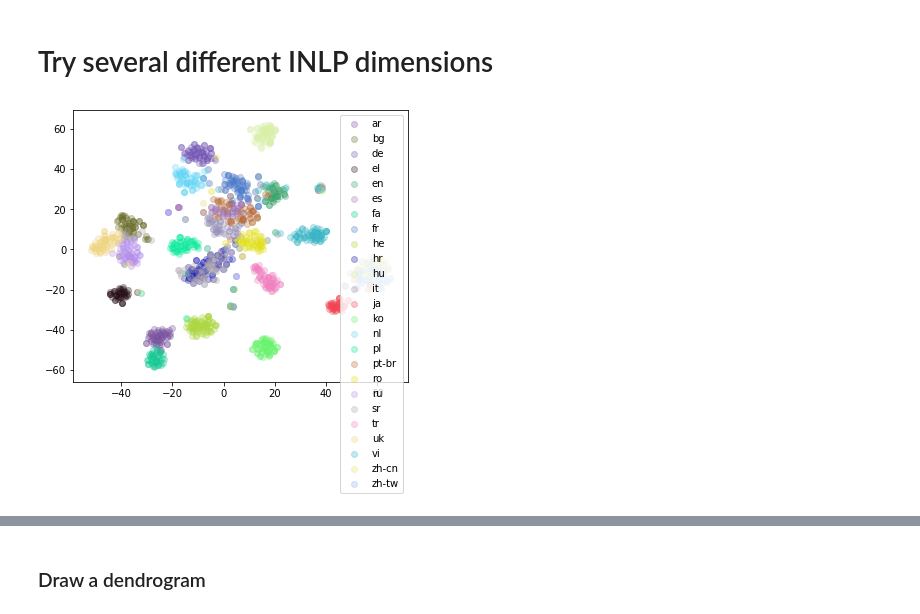
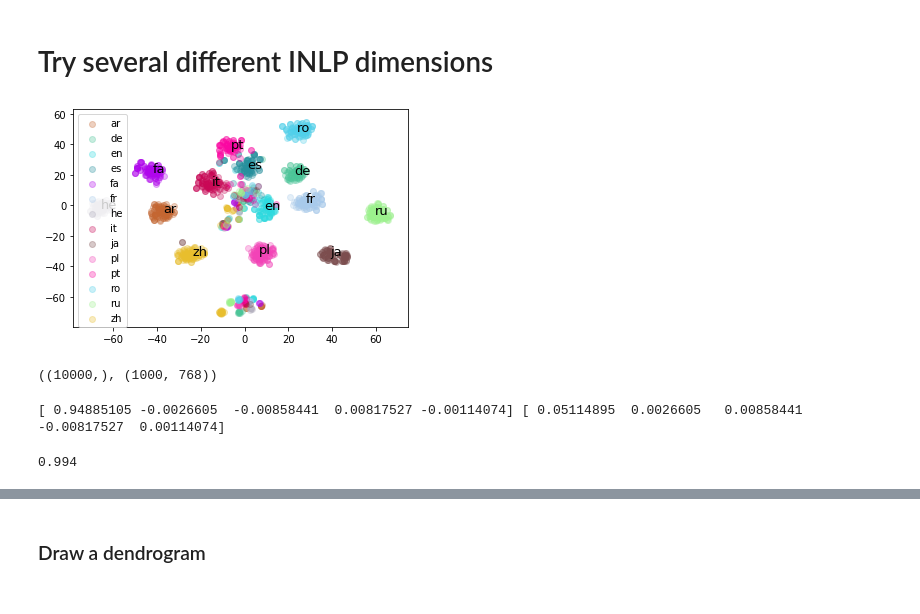
Before and after one commit to Shaul1321/multilingual-inlp, a Jupyter notebook: inlp-mbert-experiment.ipynb, the cells around one changed output, grey strips where cells are left out. Cells and saved outputs as stored; diff of their text form; code cells hidden in the pictures.

```diff
--- a/inlp-mbert-experiment.ipynb
+++ b/inlp-mbert-experiment.ipynb
@@ -270,9 +311,9 @@ with open("data_with_xlm_states.pickle", "wb") as f:
 # %%
-COLORS = [np.random.rand(1,3) for i in range(100)]
 
-def tsne(vecs, labels, title="", ind2label = None, words = None, metric = "l2", color_gradient = False):
+def tsne(vecs, labels, title="", ind2label = None, annotate = True, metric = "l2", color_gradient = False):
 
-  tsne = TSNE(n_components=2, random_state=0, metric = metric)
+
+  tsne = TSNE(n_components=2, random_state=1, metric = metric, perplexity = 32)
   vecs_2d = tsne.fit_transform(vecs)
   label_names = sorted(list(set(labels.tolist())))
   num_labels = len(label_names)
@@ -281,15 +322,23 @@ def tsne(vecs, labels, title="", ind2label = None, words = None, metric = "l2",
   #names = ["class {}".format(i) for i in range(num_labels)]
   names = sorted(set(labels.tolist()))
 
-  plt.figure(figsize=(6, 5))
-  colors = "red", "blue", "green", "orange", "black", "grey", "purple", "pink", "brown", "cyan", "magenta", "gold", "brown"
+  fig, ax = plt.subplots()
+
   for i, c, label in zip(sorted(set(labels.tolist())), COLORS, names):
         plt.scatter(vecs_2d[labels == label, 0], vecs_2d[labels == label, 1], c=c,
                     label=label if ind2label is None else ind2label[label], alpha = 0.3)
-  plt.legend()
+  #plt.legend(prop={'size': 9})
+  plt.title(title)
 
+  if annotate:
 
-  plt.title(title)
+      for i, label in enumerate(names):
+        relevant = vecs_2d[labels == label, :]
+        mean_x, mean_y = np.median(relevant, axis = 0)
+        ax.annotate(label, (mean_x, mean_y), fontsize = 18, weight = "bold")
+
+  plt.tight_layout()
+  plt.savefig("embeddings.nullspace.pdf", dpi = 400)
   plt.show()
 # %%
 random.shuffle(data_with_states)
@@ -356,13 +431,13 @@ print(model.score(concat_dev, y_dev))
 ## Siamese INLP
 # %%
 inlp_dataset = inlp_dataset_handler.SiameseDatasetHandler((x_train1, x_train2), y_train, (x_dev1, x_dev2), y_dev, dropout_rate = 0, Y_train_main = None, Y_dev_main = None, by_class = False, equal_chance_for_main_task_labels = False)
-params = {"num_iter": 20, "input_dim": 768, "hidden_dim": 25, "batch_size": 64, "verbose": False, "device": "cpu",
+params = {"num_iter": 20, "input_dim": 768, "hidden_dim": 16, "batch_size": 16, "verbose": False, "device": "cpu",
          "compare_by": "dot_product", "same_weights": True}
 inlp_model_handler = inlp_linear_model.SiameseLinearClassifier(model_params = params, concat_weights = False)
 # %% [markdown]
 ### Try several different INLP dimensions
 # %%
-for num_classifiers in [1]:
+for num_classifiers in [10]:
     P, rowspace_projections, Ws = inlp.run_INLP(num_classifiers = num_classifiers, input_dim = 768, is_autoregressive = True, min_accuracy = 0, dataset_handler = inlp_dataset, model = inlp_model_handler)
     P_rowspace = np.eye(P.shape[0]) - P
     tsne(P_rowspace.dot(vecs.T).T[:2000], labels_lang[:2000])
@@ -377,13 +453,17 @@ for num_classifiers in [1]:
 # %%
 inlp_dataset = inlp_dataset_handler.ClassificationDatasetHandler(x_train_cls, y_train_cls, x_dev_cls, y_dev_cls, dropout_rate = 0, Y_train_main = None, Y_dev_main = None, by_class = False, equal_chance_for_main_task_labels = False)
 #inlp_model_handler = inlp_linear_model.SKlearnClassifier(LinearSVC, {"dual": False, "max_iter": 5000})
-inlp_model_handler = inlp_linear_model.SKlearnClassifier(SGDClassifier, {"max_iter": 10000, "alpha": 0.0001, "n_iter_no_change": 10})
+inlp_model_handler = inlp_linear_model.SKlearnClassifier(SGDClassifier, {"loss": "hinge", "fit_intercept": False, "max_iter": 10000, "alpha": 0.05, "n_iter_no_change": 10})
 # %% [markdown]
 # Try several different INLP dimensions
 # %%
-for num_classifiers in [3]:
-    P, rowspace_projections, Ws = inlp.run_INLP(num_classifiers = num_classifiers, input_dim = 768, is_autoregressive = True, min_accuracy = 0, dataset_handler = inlp_dataset, model = inlp_model_handler)
+for num_classifiers in [5]:
+    P, rowspace_projections, Ws = inlp.run_INLP(num_classifiers = num_classifiers, input_dim = 1280, is_autoregressive = True, min_accuracy = 0, dataset_handler = inlp_dataset, model = inlp_model_handler)
     P_rowspace = np.eye(P.shape[0]) - P
-    tsne(P_rowspace.dot(vecs.T).T[:1500], labels_lang[:1500])
+    tsne(P_rowspace.dot(x_dev_cls.T).T[:1500], y_dev_cls[:1500])
 # %% [output]
-[figure, old version]
+[figure, new version]
+# %%
+labels_lang.shape, x_dev_cls.shape
+# %% [output]
+((10000,), (1000, 768))
@@ -390,3 +473,13 @@ for num_classifiers in [3]:
+# %%
+print(P[0][:5], P_rowspace[0][:5])
+# %% [output]
+[ 0.94885105 -0.0026605  -0.00858441  0.00817527 -0.00114074] [ 0.05114895  0.0026605   0.00858441 -0.00817527  0.00114074]
+# %%
+model = SGDClassifier(max_iter = 1000, alpha = 0.01)
+model.fit(P_rowspace.dot(x_train_cls.T).T, y_train_cls)
+print(model.score(P_rowspace.dot(x_dev_cls.T).T, y_dev_cls))
+# %% [output]
+0.994
 # %%
 concat = np.concatenate(Ws, axis = 0)
 P_rowspace_concat = inlp.get_rowspace_projection(concat)
```
Also changed, not shown: parts of 53 cells of this notebook.
